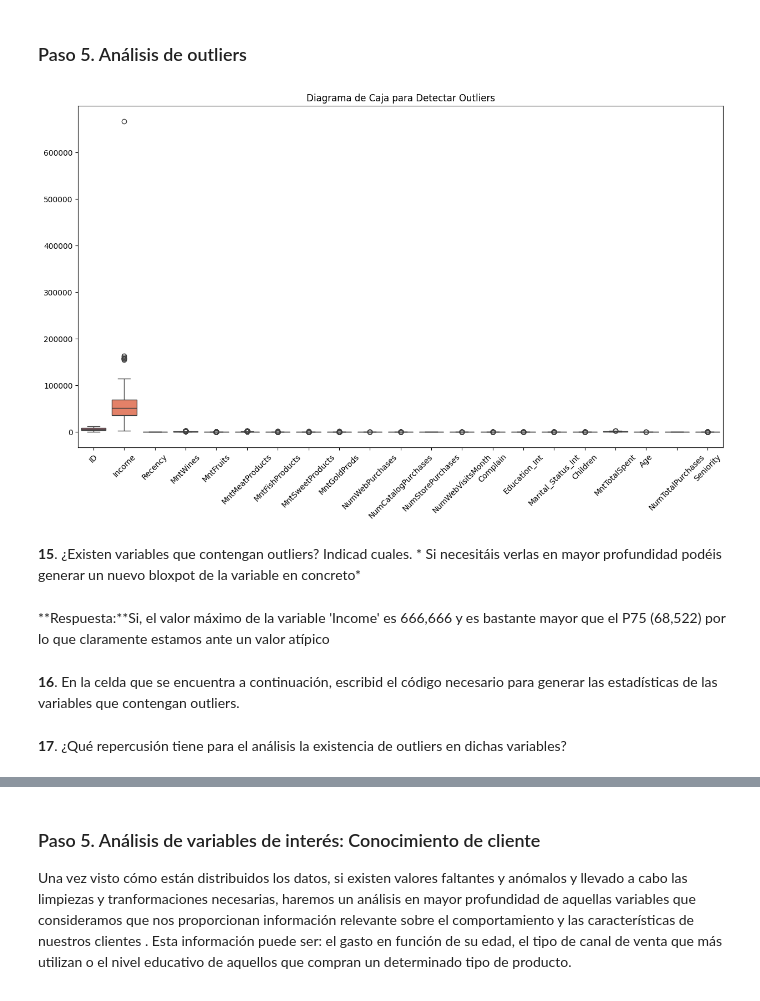
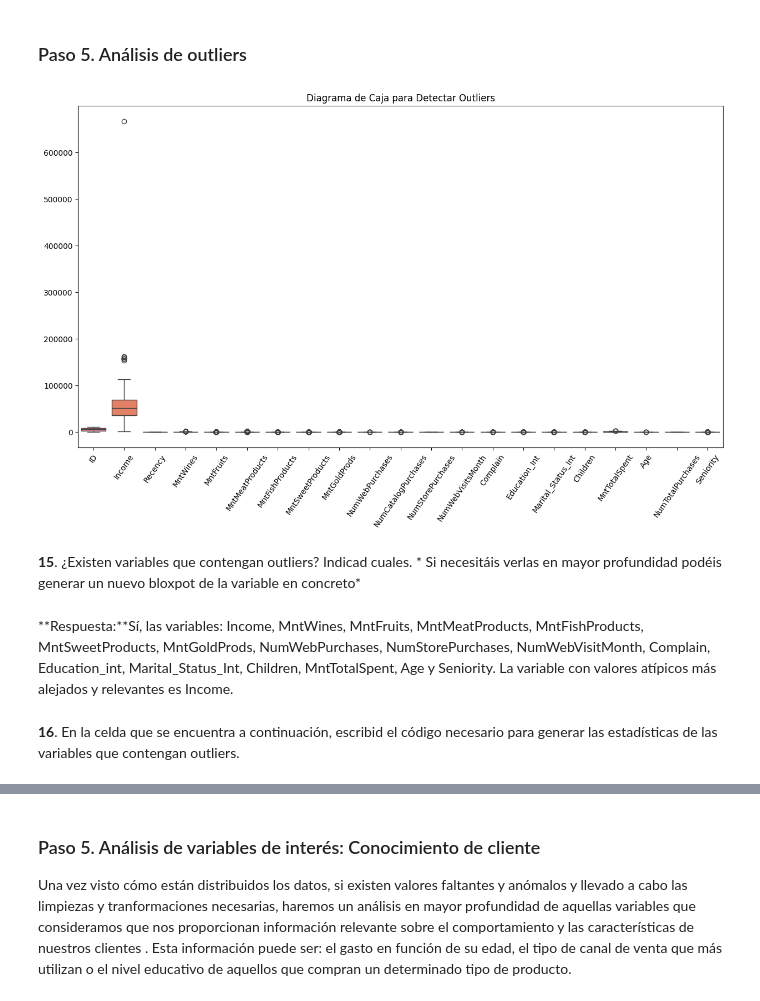
Before and after one commit to pdelolmo/pdelolmo-data, a Jupyter notebook: Análisis_de_descriptivo_de_los_datos_EDA_de_un_CRM.ipynb, the cells around one changed output, grey strips where cells are left out. Cells and saved outputs as stored; diff of their text form; code cells hidden in the pictures.

```diff
--- a/Análisis_de_descriptivo_de_los_datos_EDA_de_un_CRM.ipynb
+++ b/Análisis_de_descriptivo_de_los_datos_EDA_de_un_CRM.ipynb
@@ -260,15 +275,15 @@ plt.show()
 # %%
 # Visualizamos los outliers en cada una de las variables utilizando un boxplot
 plt.figure(figsize=(15, 8))
 sns.boxplot(data=data)
-plt.xticks(rotation=45)  # Rotar las etiquetas del eje x para una mejor visualización
+plt.xticks(rotation=55)  # Rotar las etiquetas del eje x para una mejor visualización
 plt.title('Diagrama de Caja para Detectar Outliers')
 plt.show()
 # %% [output]
-[figure, old version]
+[figure, new version]
 # %% [markdown]
 **15**. ¿Existen variables que contengan outliers? Indicad cuales. * Si necesitáis verlas en mayor profundidad podéis generar un nuevo bloxpot de la variable en concreto*
-# %% [markdown]
-**Respuesta:**Si, el valor máximo de la variable 'Income' es 666,666 y es bastante mayor que el P75 (68,522) por lo que claramente estamos ante un valor atípico
+# %% [markdown]
+**Respuesta:**Sí, las variables: Income, MntWines, MntFruits, MntMeatProducts, MntFishProducts, MntSweetProducts, MntGoldProds, NumWebPurchases, NumStorePurchases, NumWebVisitMonth, Complain, Education_int, Marital_Status_Int, Children, MntTotalSpent, Age y Seniority. La variable con valores atípicos más alejados y relevantes es Income.
 # %% [markdown]
 **16**. En la celda que se encuentra a continuación, escribid el código necesario para generar las estadísticas de las variables que contengan outliers.
@@ -277,2 +289,0 @@ plt.show()
-# %% [markdown]
-**17**. ¿Qué repercusión tiene para el análisis la existencia de outliers en dichas variables?
```
Also changed, not shown: parts of 21 cells of this notebook.
